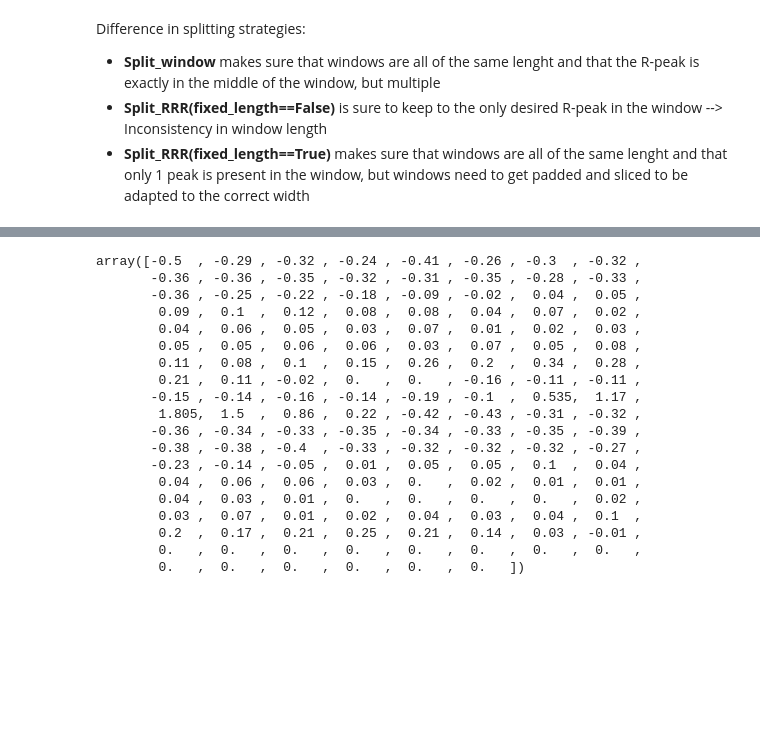
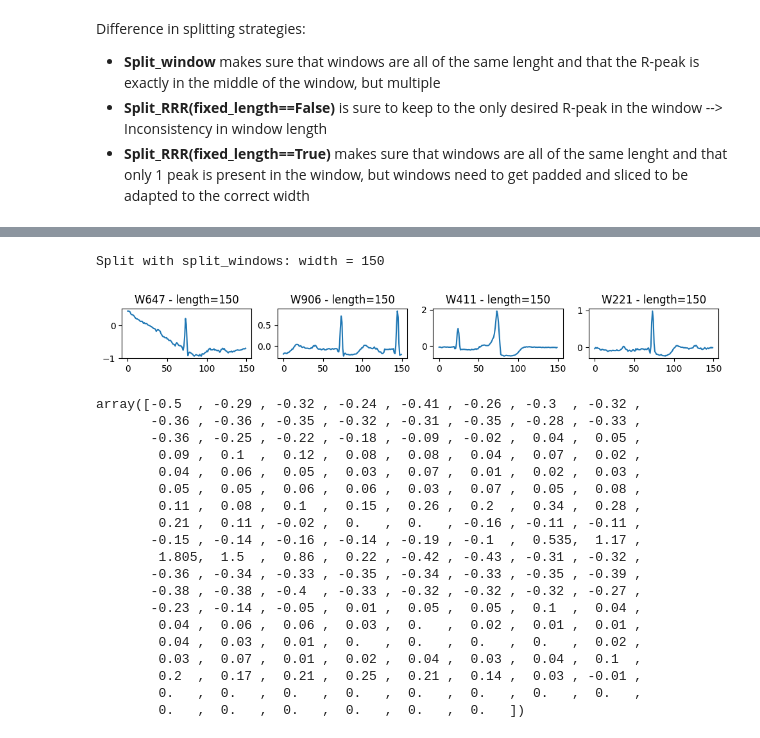
Before and after one commit to alberto-rota/PAC-PVC-Beat-Classifier-for-ECGs, a Jupyter notebook: albe.ipynb, the cells around one changed output, grey strips where cells are left out. Cells and saved outputs as stored; diff of their text form; code cells hidden in the pictures; blank space fills up the shorter version.

```diff
--- a/albe.ipynb
+++ b/albe.ipynb
@@ -279,3 +277,17 @@ plt.show()
+# %%
+# Example of window slitting with fixed length
+split1,_ = ptest.split_windows(width=150)
+print("Split with split_windows: width = 150")
+idxs = [randint(0,1000) for _ in range(4)]
+plt.figure(figsize=(12,1))
+for p,i in enumerate(idxs):
+    plt.subplot(1,4,p+1)
+    plt.plot(split1[i])
+    plt.title(f"W{i} - length={len(split1[i])}")
+plt.show()
+# %% [output]
+Split with split_windows: width = 150
+[figure, added]
 # %%
 categorical = {'X':np.array([1,0,0,0]),'N':np.array([0,1,0,0]),'S':np.array([0,0,1,0]),'V':np.array([0,0,0,1])}
 # %%
```
Also changed, not shown: parts of 8 cells of this notebook.
